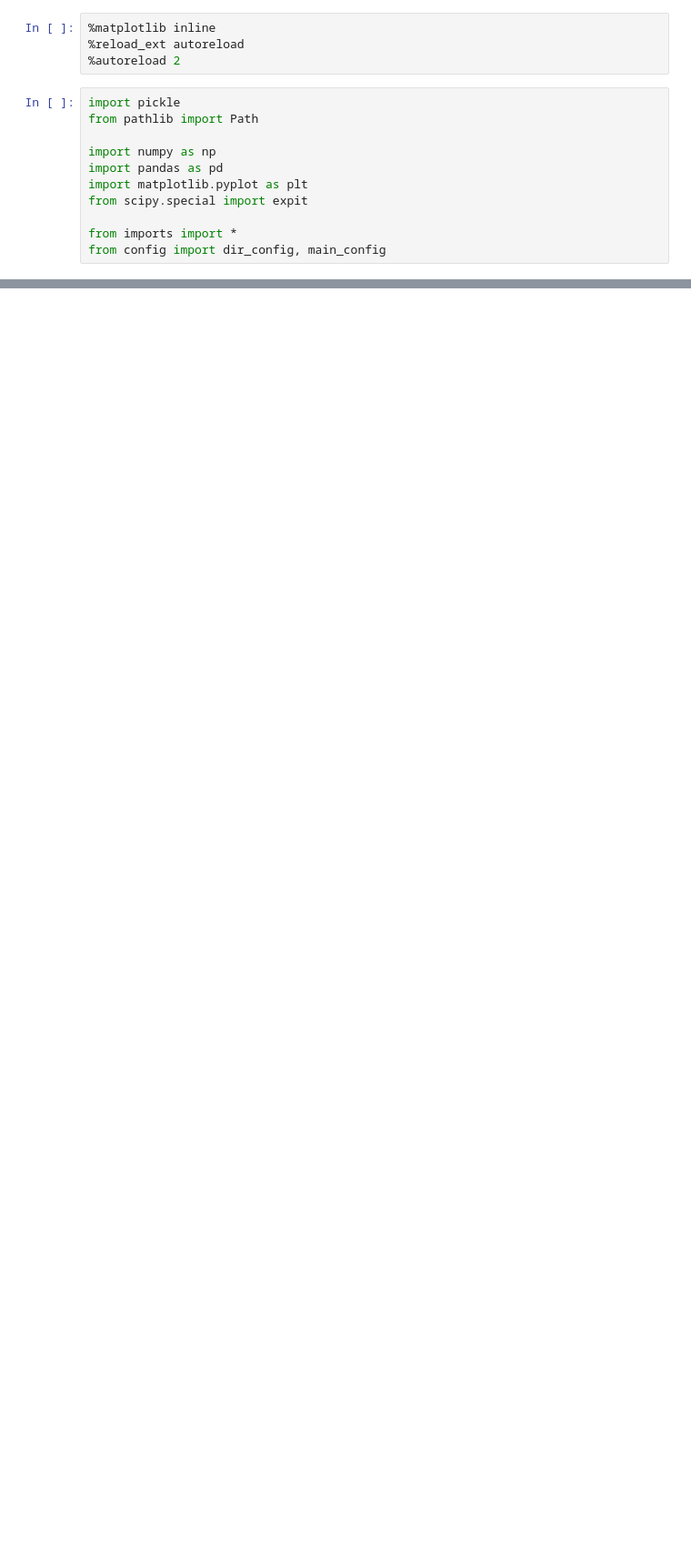
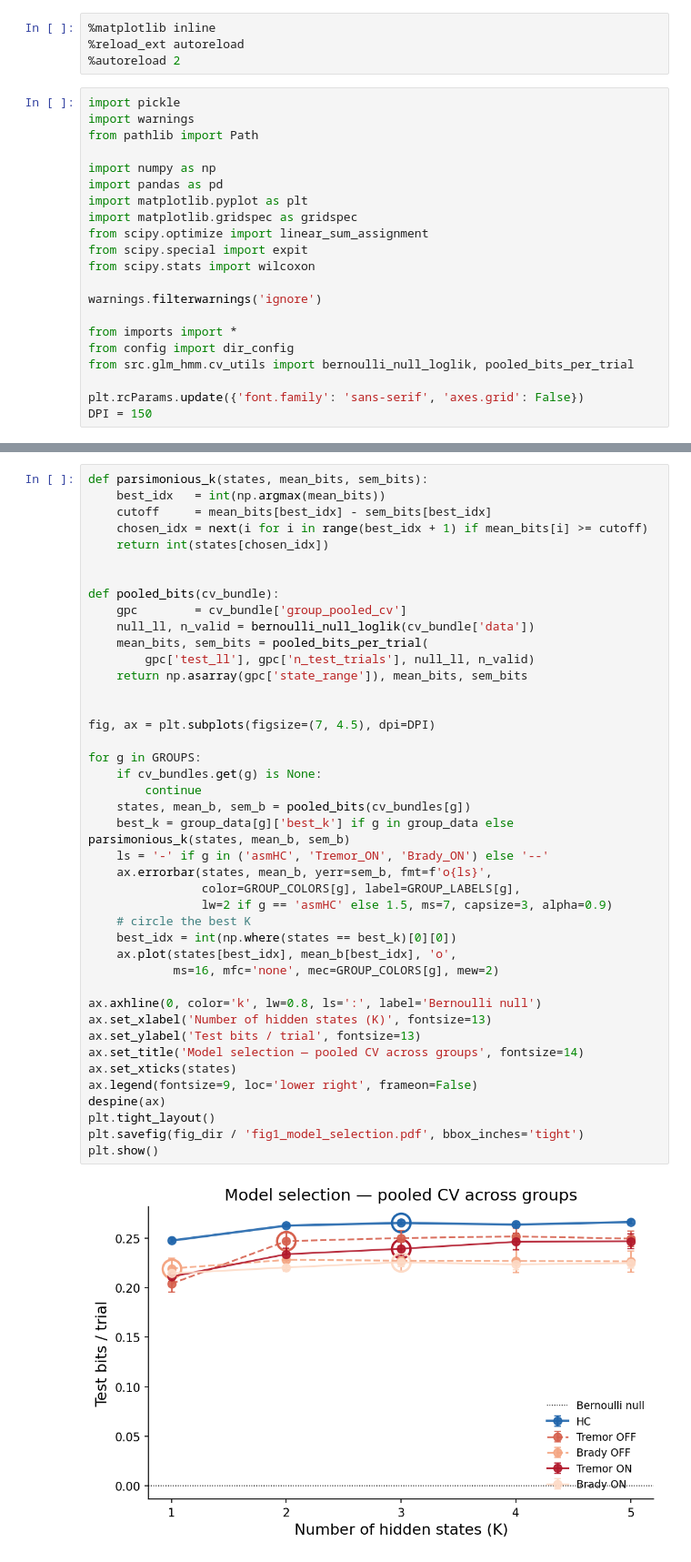
Before and after one commit to vaibrainium/bayesian-priors-in-pd-subtype, a Jupyter notebook: notebooks/5.40-glm-hmm-visualization.ipynb, the cells around one changed output, grey strips where cells are left out. Shown at 91% size. Saved outputs shown, nothing was run; the diff lists cells and outputs as text; blank space fills up the shorter version.

```diff
--- a/notebooks/5.40-glm-hmm-visualization.ipynb
+++ b/notebooks/5.40-glm-hmm-visualization.ipynb
@@ -21,12 +19,22 @@ session shares the pooled-fold init) and approximate for session-CV models.
 %autoreload 2
 # %%
 import pickle
+import warnings
 from pathlib import Path
 
 import numpy as np
 import pandas as pd
 import matplotlib.pyplot as plt
+import matplotlib.gridspec as gridspec
+from scipy.optimize import linear_sum_assignment
 from scipy.special import expit
+from scipy.stats import wilcoxon
+
+warnings.filterwarnings('ignore')
 
 from imports import *
-from config import dir_config, main_config
+from config import dir_config
+from src.glm_hmm.cv_utils import bernoulli_null_loglik, pooled_bits_per_trial
+
+plt.rcParams.update({'font.family': 'sans-serif', 'axes.grid': False})
+DPI = 150
@@ -222,0 +183,44 @@ for model_name, model_path in MODEL_PATHS.items():
+# %%
+def parsimonious_k(states, mean_bits, sem_bits):
+    best_idx   = int(np.argmax(mean_bits))
+    cutoff     = mean_bits[best_idx] - sem_bits[best_idx]
+    chosen_idx = next(i for i in range(best_idx + 1) if mean_bits[i] >= cutoff)
+    return int(states[chosen_idx])
+
+
+def pooled_bits(cv_bundle):
+    gpc        = cv_bundle['group_pooled_cv']
+    null_ll, n_valid = bernoulli_null_loglik(cv_bundle['data'])
+    mean_bits, sem_bits = pooled_bits_per_trial(
+        gpc['test_ll'], gpc['n_test_trials'], null_ll, n_valid)
+    return np.asarray(gpc['state_range']), mean_bits, sem_bits
+
+
+fig, ax = plt.subplots(figsize=(7, 4.5), dpi=DPI)
+
+for g in GROUPS:
+    if cv_bundles.get(g) is None:
+        continue
+    states, mean_b, sem_b = pooled_bits(cv_bundles[g])
+    best_k = group_data[g]['best_k'] if g in group_data else parsimonious_k(states, mean_b, sem_b)
+    ls = '-' if g in ('asmHC', 'Tremor_ON', 'Brady_ON') else '--'
+    ax.errorbar(states, mean_b, yerr=sem_b, fmt=f'o{ls}',
+                color=GROUP_COLORS[g], label=GROUP_LABELS[g],
+                lw=2 if g == 'asmHC' else 1.5, ms=7, capsize=3, alpha=0.9)
+    # circle the best K
+    best_idx = int(np.where(states == best_k)[0][0])
+    ax.plot(states[best_idx], mean_b[best_idx], 'o',
+            ms=16, mfc='none', mec=GROUP_COLORS[g], mew=2)
+
+ax.axhline(0, color='k', lw=0.8, ls=':', label='Bernoulli null')
+ax.set_xlabel('Number of hidden states (K)', fontsize=13)
+ax.set_ylabel('Test bits / trial', fontsize=13)
+ax.set_title('Model selection — pooled CV across groups', fontsize=14)
+ax.set_xticks(states)
+ax.legend(fontsize=9, loc='lower right', frameon=False)
+despine(ax)
+plt.tight_layout()
+plt.savefig(fig_dir / 'fig1_model_selection.pdf', bbox_inches='tight')
+plt.show()
+# %% [output]
+[figure, added]
```
Also changed, not shown: parts of 24 cells of this notebook, 7 other files.
